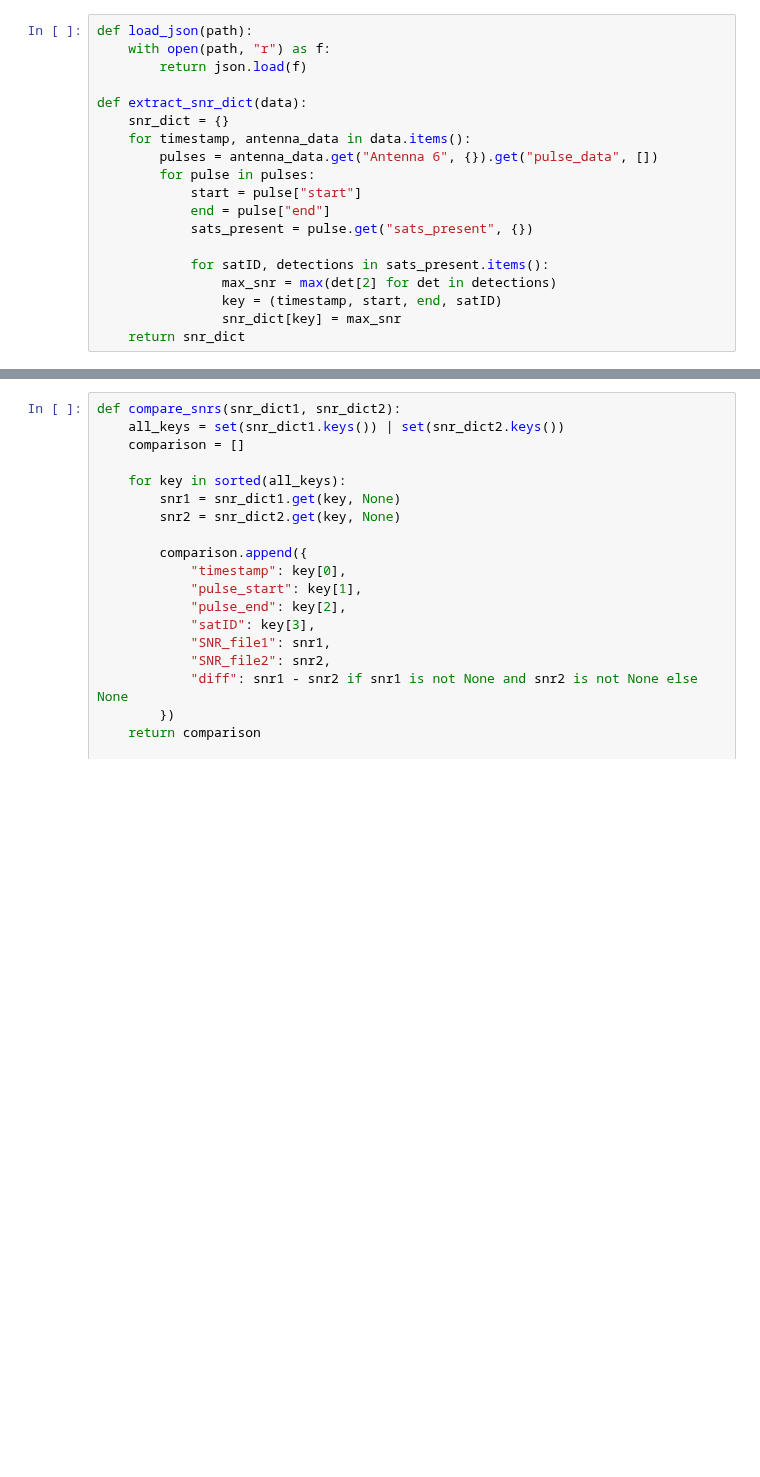
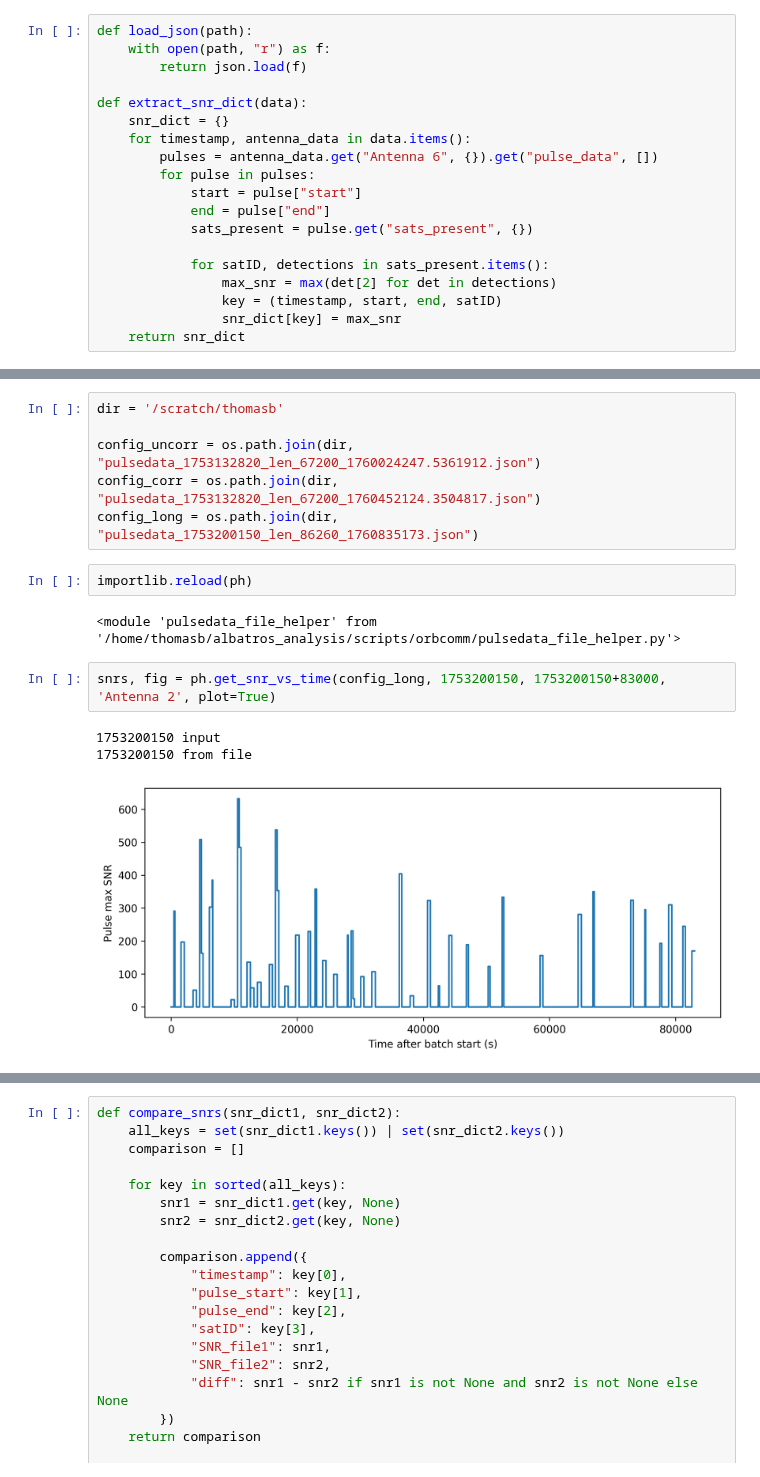
Before and after one commit to ALBATROS-Experiment/albatros_analysis, a Jupyter notebook: scripts/orbcomm/scraping.ipynb, the cells around one changed output, grey strips where cells are left out. Saved outputs shown, nothing was run; the diff lists cells and outputs as text; blank space fills up the shorter version.

Commit message:
added snr plot during day (lst synced) and black-box ttime discrepancy finder

```diff
--- a/scripts/orbcomm/scraping.ipynb
+++ b/scripts/orbcomm/scraping.ipynb
@@ -49,0 +45,16 @@ def extract_snr_dict(data):
+# %%
+dir = '/scratch/thomasb'
+
+config_uncorr = os.path.join(dir, "pulsedata_1753132820_len_67200_1760024247.5361912.json")
+config_corr = os.path.join(dir, "pulsedata_1753132820_len_67200_1760452124.3504817.json")
+config_long = os.path.join(dir, "pulsedata_1753200150_len_86260_1760835173.json")
+# %%
+importlib.reload(ph)
+# %% [output]
+<module 'pulsedata_file_helper' from '/home/thomasb/albatros_analysis/scripts/orbcomm/pulsedata_file_helper.py'>
+# %%
+snrs, fig = ph.get_snr_vs_time(config_long, 1753200150, 1753200150+83000, 'Antenna 2', plot=True)
+# %% [output]
+1753200150 input
+1753200150 from file
+[figure, added]
```
Also changed, not shown: parts of 6 cells of this notebook, 5 other files.
